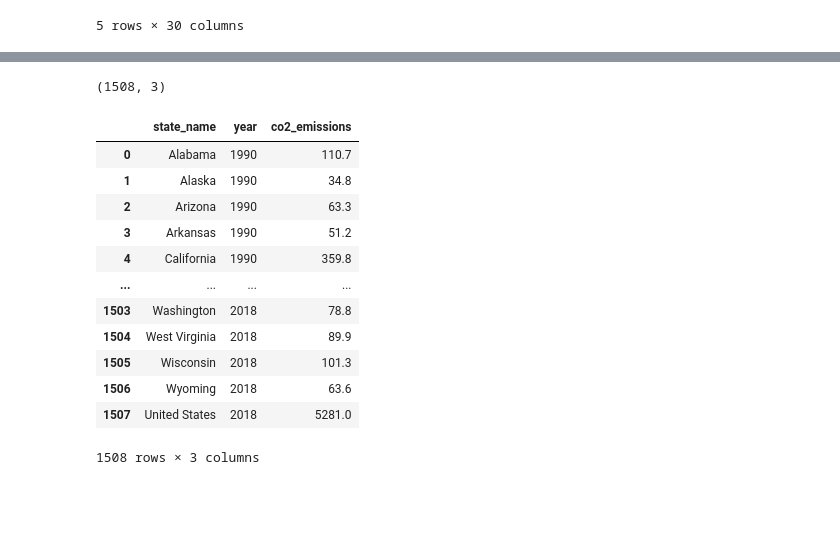
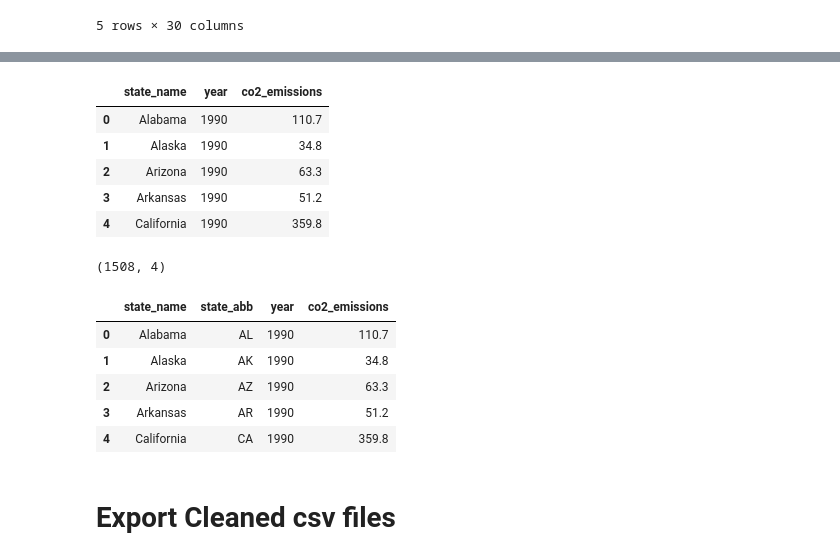
Before and after one commit to irenedepacina/final_project, a Jupyter notebook: ETL.ipynb, the cells around one changed output, grey strips where cells are left out. Saved outputs shown, nothing was run; the diff lists cells and outputs as text; code cells hidden in the pictures; blank space fills up the shorter version.

```diff
--- a/ETL.ipynb
+++ b/ETL.ipynb
@@ -425,27 +463,18 @@ dtype: int64
 # %%
 # Reshape the dataframe to a 3 column data frame using the pandas melt method
 df6 = pd.melt(df6, id_vars=['State'],
         value_vars= list(df6.columns[1:]),
         var_name='Year',
         value_name='co2_emissions')
 
 # Rename the columns
 df6.columns = ['state_name','year', 'co2_emissions']
 
-print(df6.shape)
-df6
+df6.head()
 # %% [output]
-(1508, 3)
 |  | state_name | year | co2_emissions |
 | 0 | Alabama | 1990 | 110.7 |
 | 1 | Alaska | 1990 | 34.8 |
 | 2 | Arizona | 1990 | 63.3 |
 | 3 | Arkansas | 1990 | 51.2 |
 | 4 | California | 1990 | 359.8 |
-| ... | ... | ... | ... |
-| 1503 | Washington | 2018 | 78.8 |
-| 1504 | West Virginia | 2018 | 89.9 |
-| 1505 | Wisconsin | 2018 | 101.3 |
-| 1506 | Wyoming | 2018 | 63.6 |
-| 1507 | United States | 2018 | 5281.0 |
-1508 rows × 3 columns
@@ -454,3 +481,23 @@ df6
+# %%
+# Add a state abb column
+df6['state_abb'] = df6['state_name'].apply(lambda x: name_abb_dict[x])
+
+# Rearrange columns
+df6 = df6[['state_name','state_abb','year', 'co2_emissions']].copy()
+
+print(df6.shape)
+
+df6.head()
+# %% [output]
+(1508, 4)
+|  | state_name | state_abb | year | co2_emissions |
+| 0 | Alabama | AL | 1990 | 110.7 |
+| 1 | Alaska | AK | 1990 | 34.8 |
+| 2 | Arizona | AZ | 1990 | 63.3 |
+| 3 | Arkansas | AR | 1990 | 51.2 |
+| 4 | California | CA | 1990 | 359.8 |
+# %% [markdown]
+# Export Cleaned csv files
 # %%
 # Export cleaned data
 file_path1 = "Resources/data_processed/state_temp.csv"
```
Also changed, not shown: parts of 15 cells of this notebook, 6 other files.
